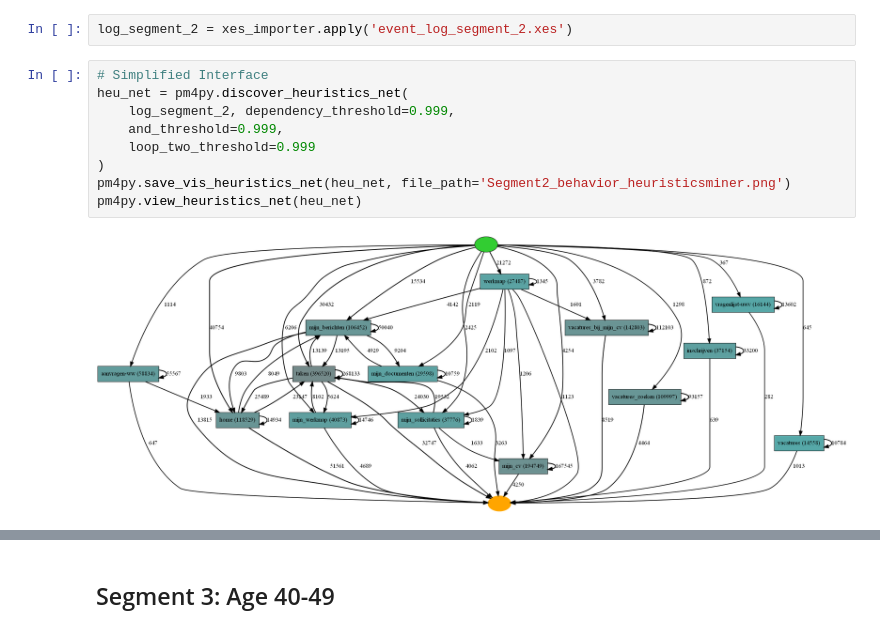
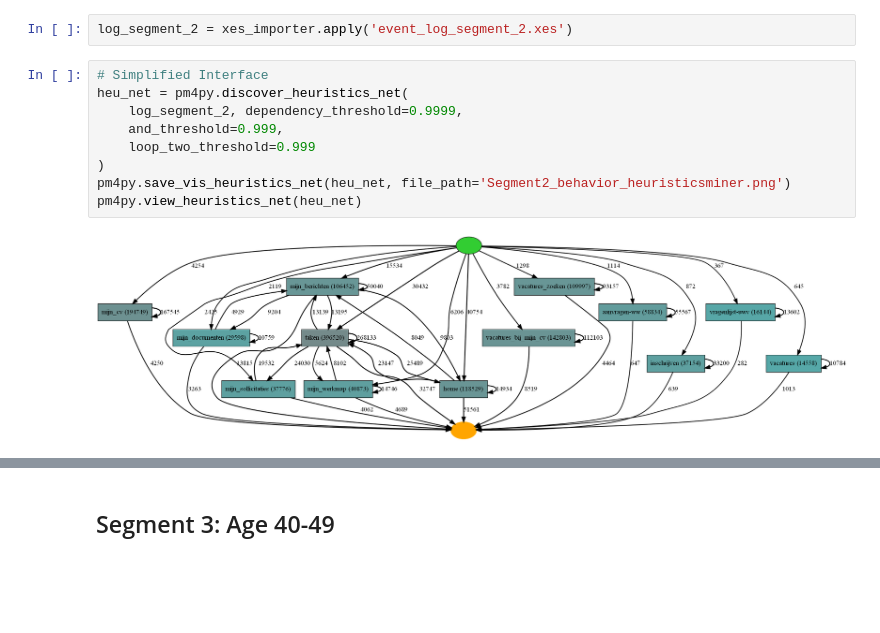
Before and after one commit to sinaaghaee/ProcessMiningProject-CustomerBehaviorAnalysis, a Jupyter notebook: BPM-Project-Aghaee-Varchandi-Mahmoodi.ipynb, the cells around one changed output, grey strips where cells are left out. Saved outputs shown, nothing was run; the diff lists cells and outputs as text; blank space fills up the shorter version.

```diff
--- a/BPM-Project-Aghaee-Varchandi-Mahmoodi.ipynb
+++ b/BPM-Project-Aghaee-Varchandi-Mahmoodi.ipynb
@@ -915,14 +914,14 @@ log_segment_2 = xes_importer.apply('event_log_segment_2.xes')
 # %%
 # Simplified Interface
 heu_net = pm4py.discover_heuristics_net(
-    log_segment_2, dependency_threshold=0.999,
+    log_segment_2, dependency_threshold=0.9999,
     and_threshold=0.999,
     loop_two_threshold=0.999
 )
 pm4py.save_vis_heuristics_net(heu_net, file_path='Segment2_behavior_heuristicsminer.png')
 pm4py.view_heuristics_net(heu_net)
 # %% [output]
-[figure, old version]
+[figure, new version]
 # %% [markdown]
 
 
```
Also changed, not shown: parts of 38 cells of this notebook.
